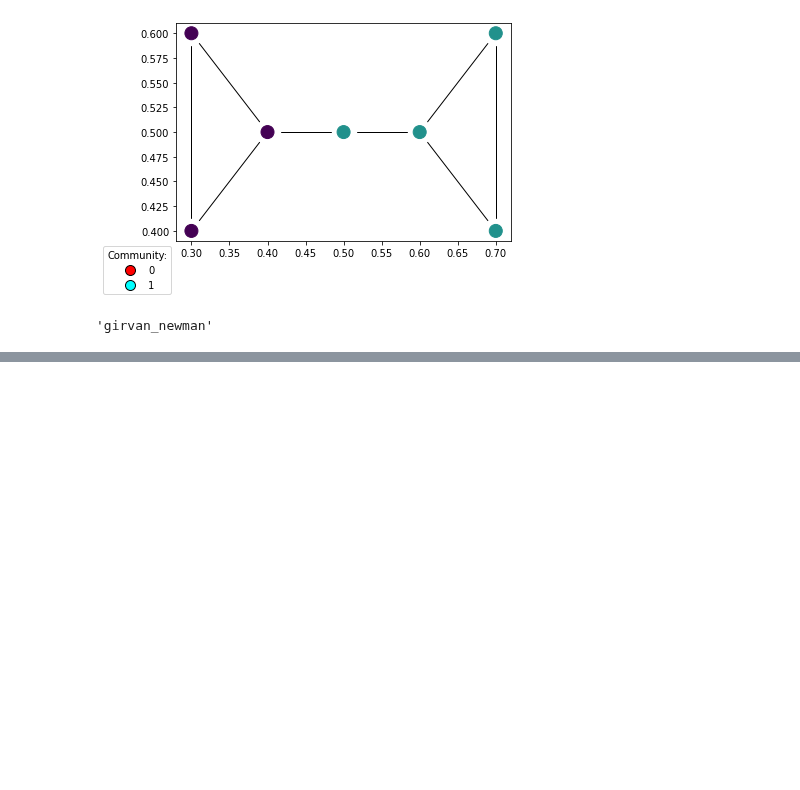
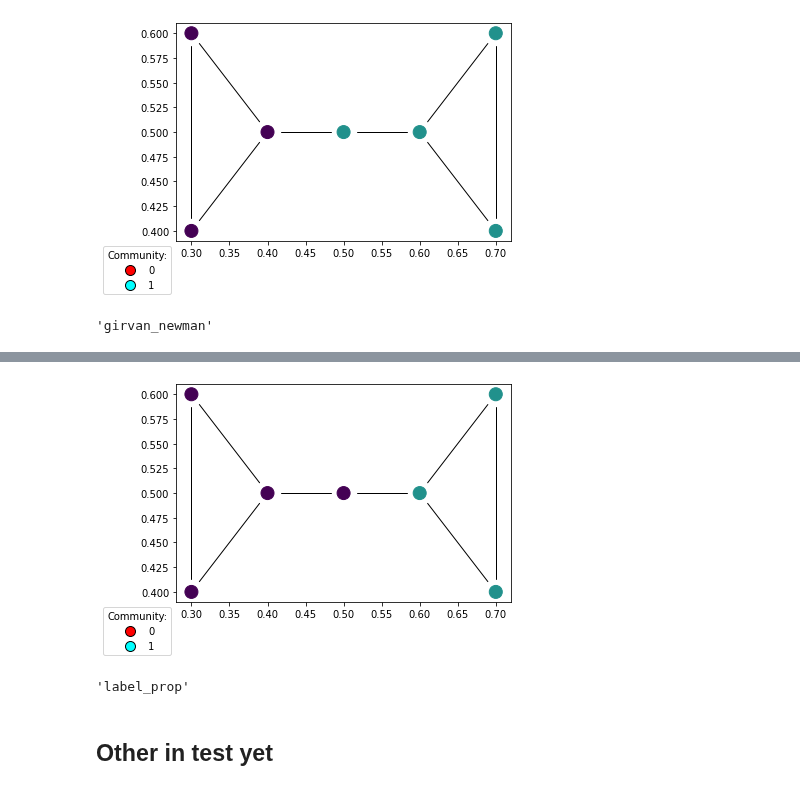
Before and after one commit to EjbejaranosAI/Complex_Networks, a Jupyter notebook: 3_Community_detection/A3-Community_Detection.ipynb, the cells around one changed output, grey strips where cells are left out. Drawn from its saved outputs; the diff is of its cells as text; code cells hidden in the pictures; blank space fills up the shorter version.

```diff
--- a/3_Community_detection/A3-Community_Detection.ipynb
+++ b/3_Community_detection/A3-Community_Detection.ipynb
@@ -452,0 +520,10 @@ Girvan_igraph.method
+# %%
+from src.helpers.community import IgraphCommunityAlgs
+layout_new = g.layout("kamada_kawai")
+fast_greedy_igraph = IgraphCommunityAlgs(g,method='label_prop',layout = layout_new, verbosity=False)
+fast_greedy_igraph.method
+# %% [output]
+[figure, added]
+'label_prop'
+# %% [markdown]
+## Other in test yet
```
Also changed, not shown: parts of 7 cells of this notebook, 1 other file.
